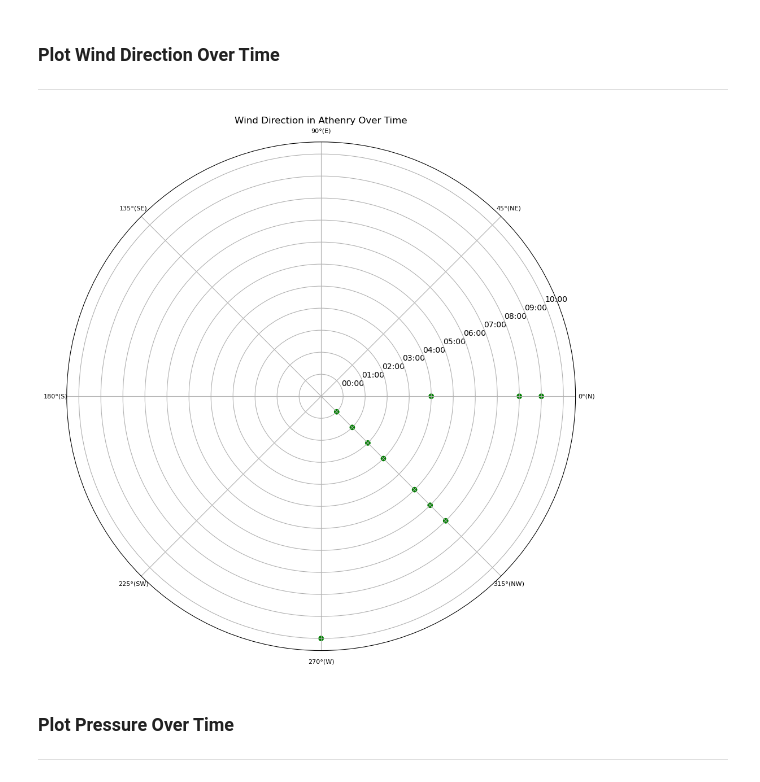
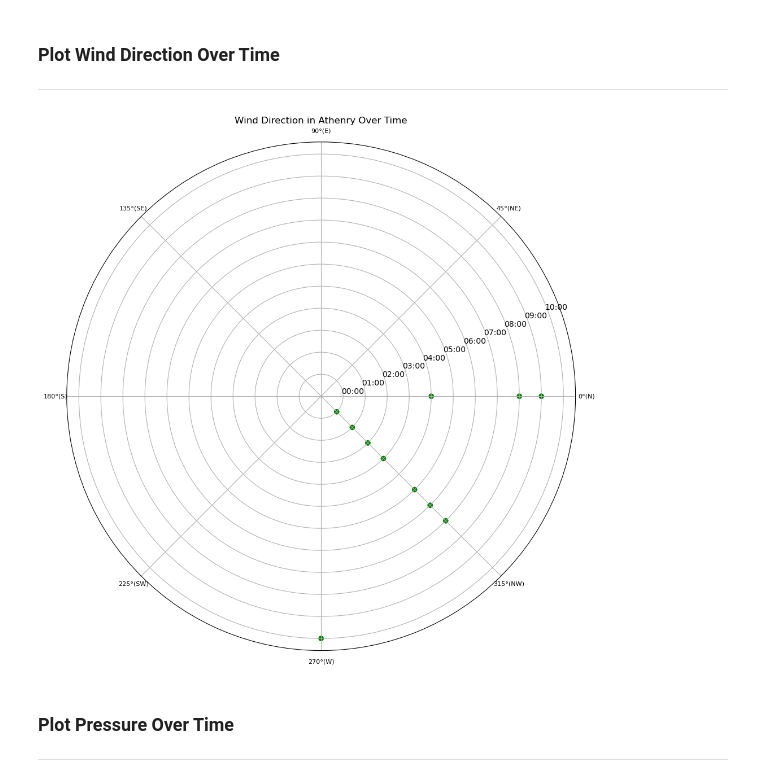
Before and after one commit to kronos164/computer-infrastructure, a Jupyter notebook: weather.ipynb, the cells around one changed output. Cells and saved outputs as stored; diff of their text form; code cells hidden in the pictures.

Commit message:
weather.ipynb v3

```diff
--- a/weather.ipynb
+++ b/weather.ipynb
@@ -267,35 +267,35 @@ plt.show()
 new_row = weather_data.iloc[0]
 
 # Concatenate the new row with the existing DataFrame
 weather_data_with_new_row = pd.concat([pd.DataFrame([new_row]), weather_data], ignore_index=True)
 # Subtract 1 hour from the first value of the 'reportTime' column
 weather_data_with_new_row.at[0, 'reportTime'] = (pd.to_datetime(weather_data_with_new_row.at[0, 'reportTime']) - pd.Timedelta(hours=1)).strftime('%H:%M')
 
 # Convert wind direction from degrees to radians
 wind_direction_radians = np.deg2rad(weather_data_with_new_row['windDirection'])
 
 # Create a list of colors with the first value set to transparent
 colors = ['green'] * len(wind_direction_radians)
 colors[0] = (0, 0, 0, 0)  # RGBA for transparent
 
 # Plot a scatterplot on polar axis with wind direction over time
 plt.figure(figsize=(16, 10))
 ax = plt.subplot(111, polar=True)
 scatter = ax.scatter(wind_direction_radians, weather_data_with_new_row['reportTime'], marker='o', color=colors)
 plt.title('Wind Direction in Athenry Over Time')
 
 # Set custom labels for degrees
 degree_labels = ['0°(N)', '45°(NE)', '90°(E)', '135°(SE)', '180°(S)', '225°(SW)', '270°(W)', '315°(NW)']
 ax.set_xticks(np.deg2rad([0, 45, 90, 135, 180, 225, 270, 315]))
 ax.set_xticklabels(degree_labels, fontsize=8)
 
 # Make the first label of reportTime invisible
-ax.set_yticklabels([''] + list(weather_data_with_new_row['reportTime'][1:]))
+ax.set_yticklabels([''] + list(weather_data_with_new_row['reportTime'][1:]), verticalalignment='top')
 
 plt.tight_layout()
 plt.show()
 # %% [output]
-[figure, old version]
+[figure, new version]
 # %% [markdown]
 ### Plot Pressure Over Time
 
```
